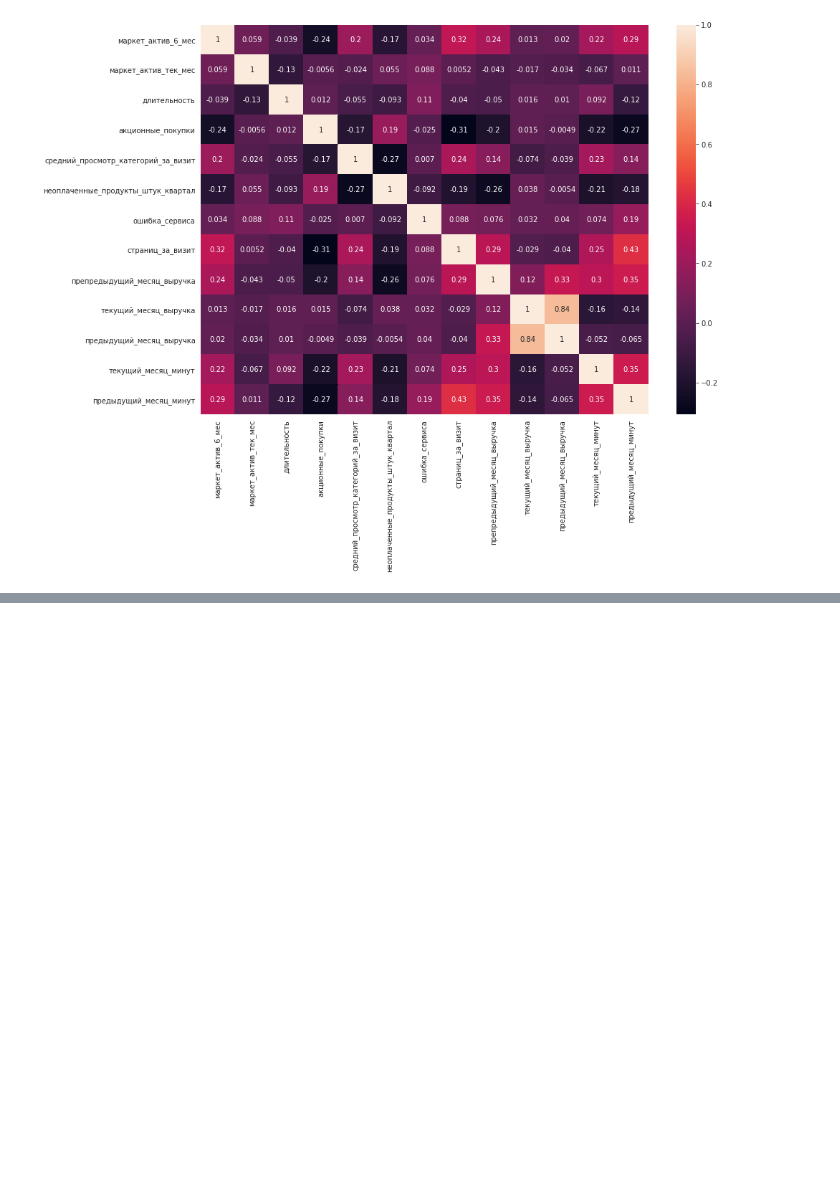
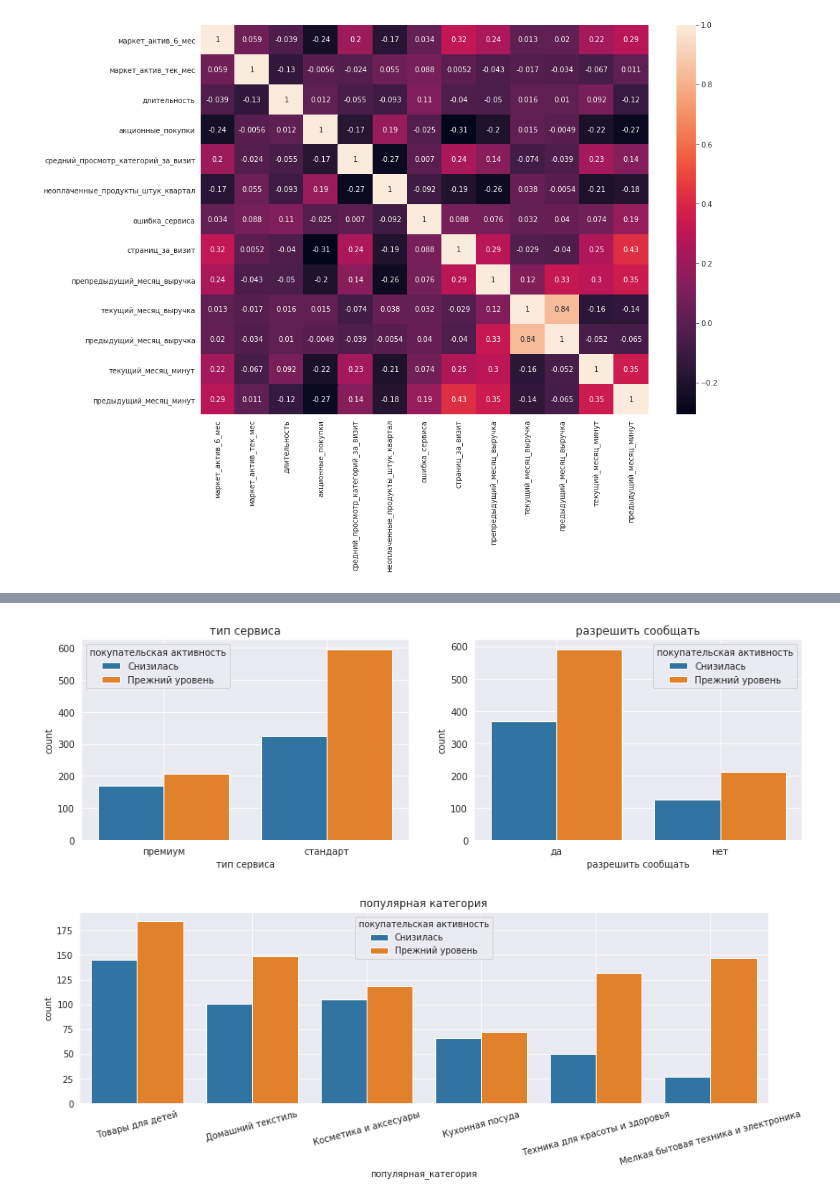
Before and after one commit to Maksim1004/data_science_studying, a Jupyter notebook: online_store_offers.ipynb, the cells around one changed output, grey strips where cells are left out. Saved outputs shown, nothing was run; the diff lists cells and outputs as text; code cells hidden in the pictures; blank space fills up the shorter version.

```diff
--- a/online_store_offers.ipynb
+++ b/online_store_offers.ipynb
@@ -433,0 +461,19 @@ interval columns not set, guessing: ['маркет_актив_6_мес', 'мар
+# %%
+fig, axes = plt.subplots(nrows=1, ncols=2, figsize=(14, 4))
+j=0
+
+for i in ['тип сервиса', 'разрешить сообщать']:
+    sns.countplot(data=ds_new, x=i, hue='покупательская активность', ax=axes[j])
+    axes[j].set_title(i)
+    axes[j].grid()
+    j+=1
+plt.show()
+
+plt.figure(figsize=(14, 4))
+plt.xticks(rotation=15)
+plt.title('популярная категория')
+sns.countplot(data=ds_new, x='популярная_категория', hue='покупательская активность');
+plt.grid()
+# %% [output]
+[figure, added]
+[figure, added]
```
Also changed, not shown: parts of 17 cells of this notebook.
